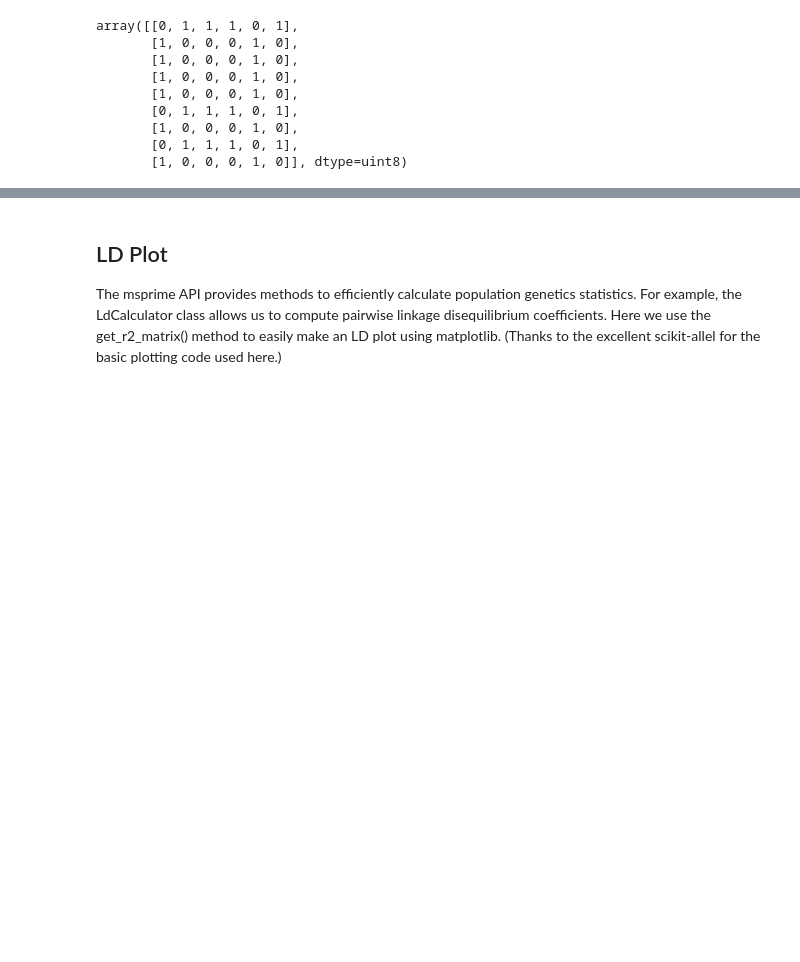
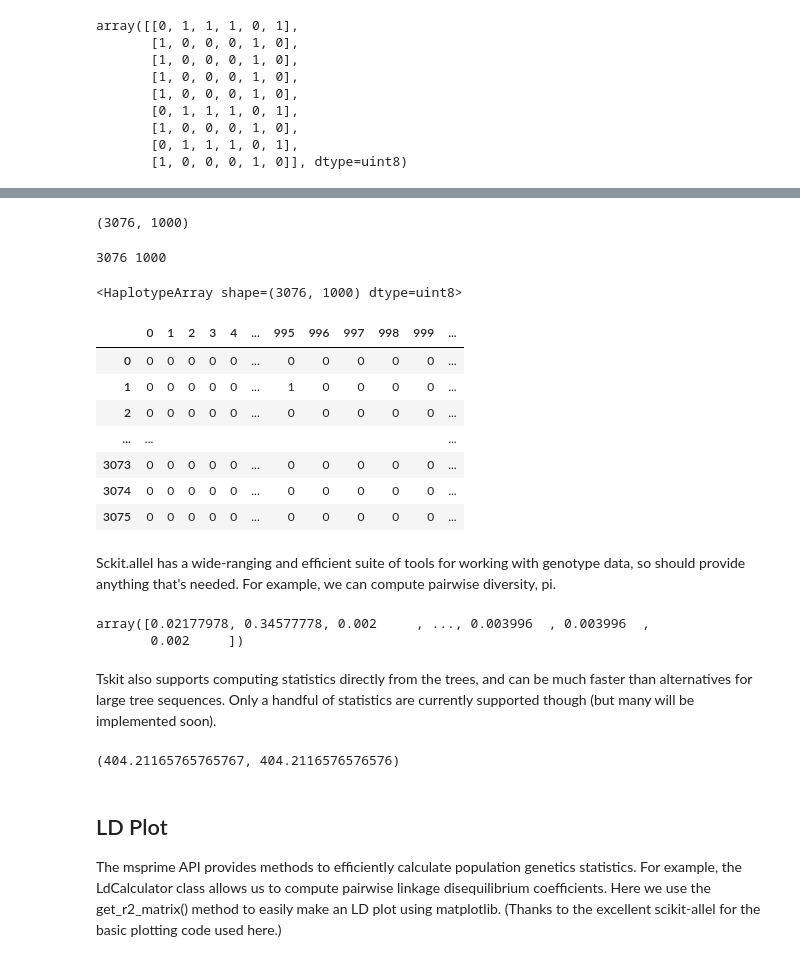
Before and after one commit to mcveanlab/tskit-workshop, a Jupyter notebook: ts_workshop_part2.ipynb, the cells around one changed output, grey strips where cells are left out. Drawn from its saved outputs; the diff is of its cells as text; code cells hidden in the pictures; blank space fills up the shorter version.

Commit message:
Added scikit-allel example.

```diff
--- a/ts_workshop_part2.ipynb
+++ b/ts_workshop_part2.ipynb
@@ -418,5 +403,5 @@ We can determine pairwise genetic diversity from the simulation we loaded in the
 # %%
-#Load simulation, but for now just create a big new ts
-simulation=msprime.simulate(sample_size=1000,Ne=10000,
-                            length=1e5,mutation_rate=1e-8,
-                            recombination_rate=1e-8,random_seed=10)
+# Run a simple simulation
+ts = msprime.simulate(
+    sample_size=1000, Ne=10000, length=1e6, mutation_rate=1e-8,
+    recombination_rate=1e-8,random_seed=10)
@@ -431,3 +408,42 @@ geno_matrix = simulation.genotype_matrix()
+# %%
+ts.num_sites, ts.num_samples
+# %% [output]
+(3076, 1000)
+# %%
+import allel
+
+# Export the genotype data to allel. Unfortunately there's a slight mismatch in the
+# terminology here where genotypes and haplotypes mean different things in the two
+# libraries.
+h = allel.HaplotypeArray(ts.genotype_matrix())
+print(h.n_variants, h.n_haplotypes)
+h
+# %% [output]
+3076 1000
+<HaplotypeArray shape=(3076, 1000) dtype=uint8>
+|  | 0 | 1 | 2 | 3 | 4 | ... | 995 | 996 | 997 | 998 | 999 | ... |
+| 0 | 0 | 0 | 0 | 0 | 0 | ... | 0 | 0 | 0 | 0 | 0 | ... |
+| 1 | 0 | 0 | 0 | 0 | 0 | ... | 1 | 0 | 0 | 0 | 0 | ... |
+| 2 | 0 | 0 | 0 | 0 | 0 | ... | 0 | 0 | 0 | 0 | 0 | ... |
+| ... | ... |  |  |  |  |  |  |  |  |  |  | ... |
+| 3073 | 0 | 0 | 0 | 0 | 0 | ... | 0 | 0 | 0 | 0 | 0 | ... |
+| 3074 | 0 | 0 | 0 | 0 | 0 | ... | 0 | 0 | 0 | 0 | 0 | ... |
+| 3075 | 0 | 0 | 0 | 0 | 0 | ... | 0 | 0 | 0 | 0 | 0 | ... |
+# %% [markdown]
+Sckit.allel has a wide-ranging and efficient suite of tools for working with genotype data, so should provide anything that's needed. For example, we can compute pairwise diversity, pi.
+# %%
+ac = h.count_alleles()
+v = allel.stats.mean_pairwise_difference(ac)
+v
+# %% [output]
+array([0.02177978, 0.34577778, 0.002     , ..., 0.003996  , 0.003996  ,
+       0.002     ])
+# %% [markdown]
+Tskit also supports computing statistics directly from the trees, and can be much faster than alternatives for large tree sequences. Only a handful of statistics are currently supported though (but many will be implemented soon).
+# %%
+ts.pairwise_diversity(), np.sum(v)
+# %% [output]
+(404.21165765765767, 404.2116576576576)
 # %% [markdown]
 ## LD Plot
 The msprime API provides methods to efficiently calculate population genetics statistics. For example, the LdCalculator class allows us to compute pairwise linkage disequilibrium coefficients. Here we use the get_r2_matrix() method to easily make an LD plot using matplotlib. (Thanks to the excellent scikit-allel for the basic plotting code used here.)
```
Also changed, not shown: parts of 9 cells of this notebook.
